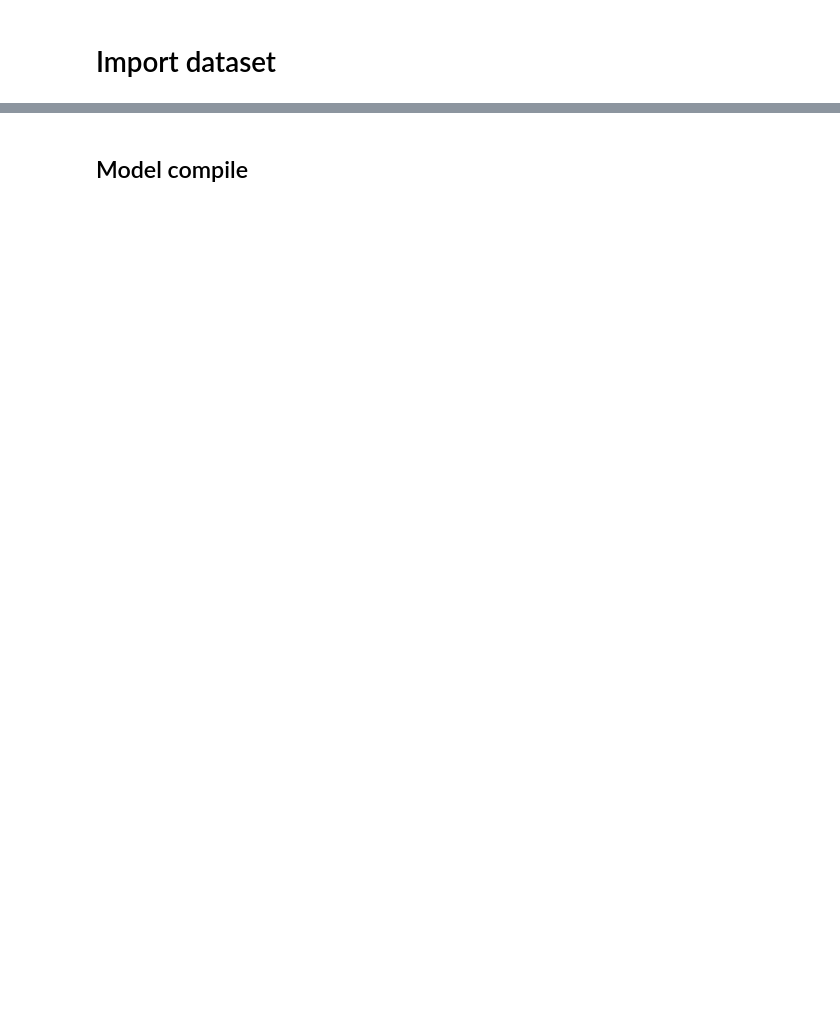
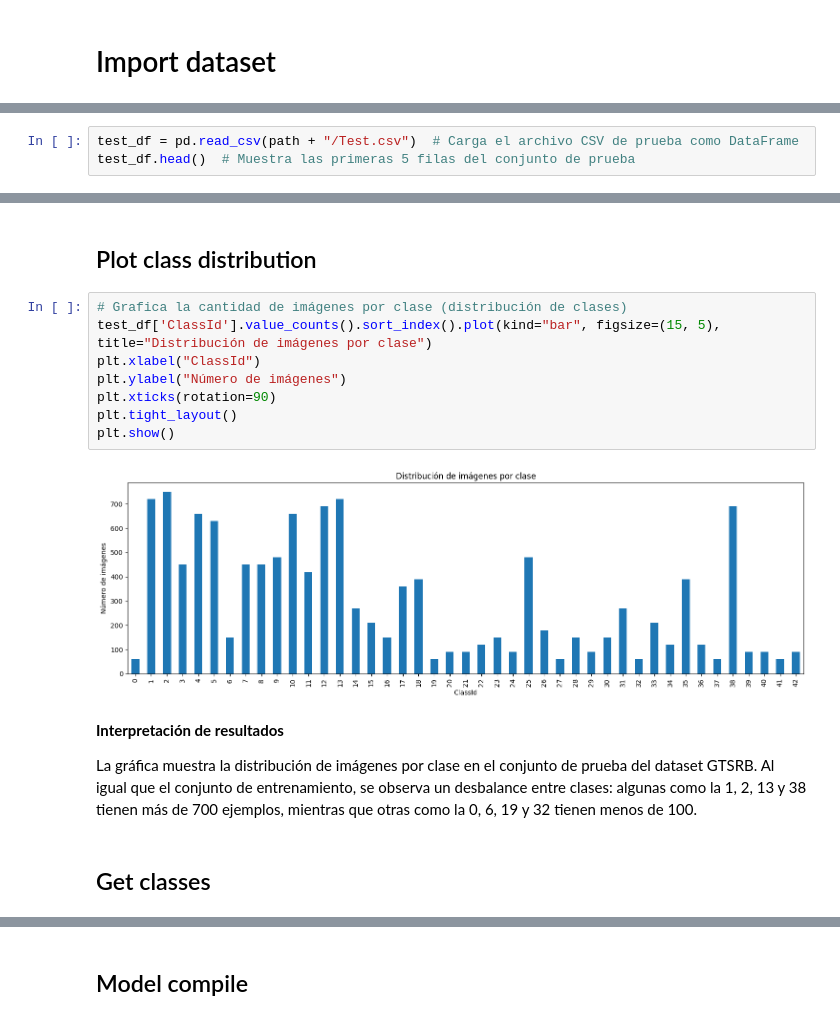
Before and after one commit to alcalderagl/self_driving_car, a Jupyter notebook: ConvNN.ipynb, the cells around one changed output, grey strips where cells are left out. Cells and saved outputs as stored; diff of their text form; blank space fills up the shorter version.

```diff
--- a/ConvNN.ipynb
+++ b/ConvNN.ipynb
@@ -146,0 +176,3 @@ Image shape: (28, 28)
+# %%
+test_df = pd.read_csv(path + "/Test.csv")  # Carga el archivo CSV de prueba como DataFrame
+test_df.head()  # Muestra las primeras 5 filas del conjunto de prueba
@@ -146,0 +202,18 @@ Image shape: (28, 28)
+# %% [markdown]
+## Plot class distribution
+# %%
+# Grafica la cantidad de imágenes por clase (distribución de clases)
+test_df['ClassId'].value_counts().sort_index().plot(kind="bar", figsize=(15, 5), title="Distribución de imágenes por clase")
+plt.xlabel("ClassId")
+plt.ylabel("Número de imágenes")
+plt.xticks(rotation=90)
+plt.tight_layout()
+plt.show()
+# %% [output]
+[figure, added]
+# %% [markdown]
+**Interpretación de resultados**
+
+La gráfica muestra la distribución de imágenes por clase en el conjunto de prueba del dataset GTSRB. Al igual que el conjunto de entrenamiento, se observa un desbalance entre clases: algunas como la 1, 2, 13 y 38 tienen más de 700 ejemplos, mientras que otras como la 0, 6, 19 y 32 tienen menos de 100.
+# %% [markdown]
+## Get classes
```
Also changed, not shown: parts of 75 cells of this notebook.
